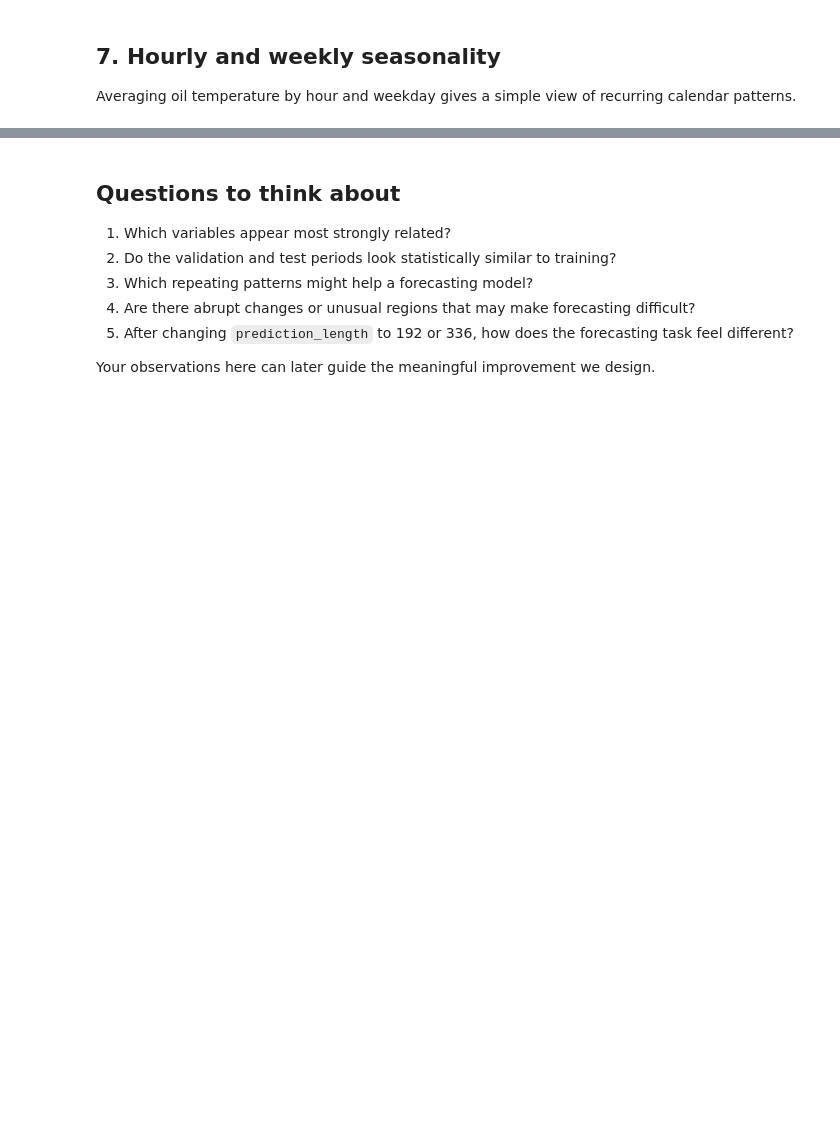
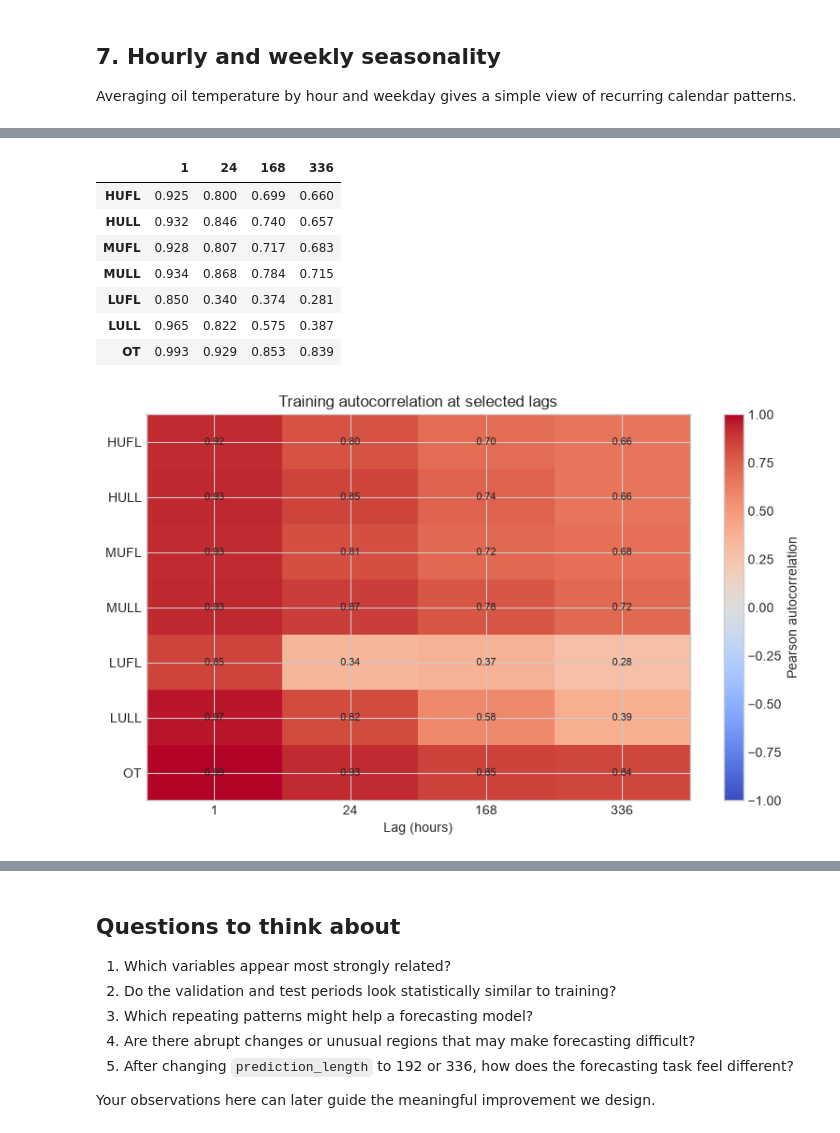
Before and after one commit to Etaiwi/long-horizon-time-series-forecasting, a Jupyter notebook: notebooks/01_etth1_eda.ipynb, the cells around one changed output, grey strips where cells are left out. Drawn from its saved outputs; the diff is of its cells as text; code cells hidden in the pictures; blank space fills up the shorter version.

```diff
--- a/notebooks/01_etth1_eda.ipynb
+++ b/notebooks/01_etth1_eda.ipynb
@@ -161,0 +259,38 @@ plt.show()
+# %%
+important_lags = [1, 24, 168, 336]
+autocorrelation = pd.DataFrame(
+    {
+        lag: train[FEATURE_COLUMNS].corrwith(train[FEATURE_COLUMNS].shift(lag))
+        for lag in important_lags
+    }
+)
+display(autocorrelation.round(3))
+
+fig, ax = plt.subplots(figsize=(8, 5))
+image = ax.imshow(autocorrelation, cmap="coolwarm", vmin=-1, vmax=1, aspect="auto")
+ax.set_xticks(range(len(important_lags)), labels=important_lags)
+ax.set_yticks(range(len(FEATURE_COLUMNS)), labels=FEATURE_COLUMNS)
+ax.set(xlabel="Lag (hours)", title="Training autocorrelation at selected lags")
+for row in range(len(FEATURE_COLUMNS)):
+    for column in range(len(important_lags)):
+        ax.text(
+            column,
+            row,
+            f"{autocorrelation.iloc[row, column]:.2f}",
+            ha="center",
+            va="center",
+            fontsize=8,
+        )
+fig.colorbar(image, ax=ax, label="Pearson autocorrelation")
+plt.tight_layout()
+plt.show()
+# %% [output]
+|  | 1 | 24 | 168 | 336 |
+| HUFL | 0.925 | 0.800 | 0.699 | 0.660 |
+| HULL | 0.932 | 0.846 | 0.740 | 0.657 |
+| MUFL | 0.928 | 0.807 | 0.717 | 0.683 |
+| MULL | 0.934 | 0.868 | 0.784 | 0.715 |
+| LUFL | 0.850 | 0.340 | 0.374 | 0.281 |
+| LULL | 0.965 | 0.822 | 0.575 | 0.387 |
+| OT | 0.993 | 0.929 | 0.853 | 0.839 |
+[figure, added]
```
Also changed, not shown: parts of 14 cells of this notebook.
